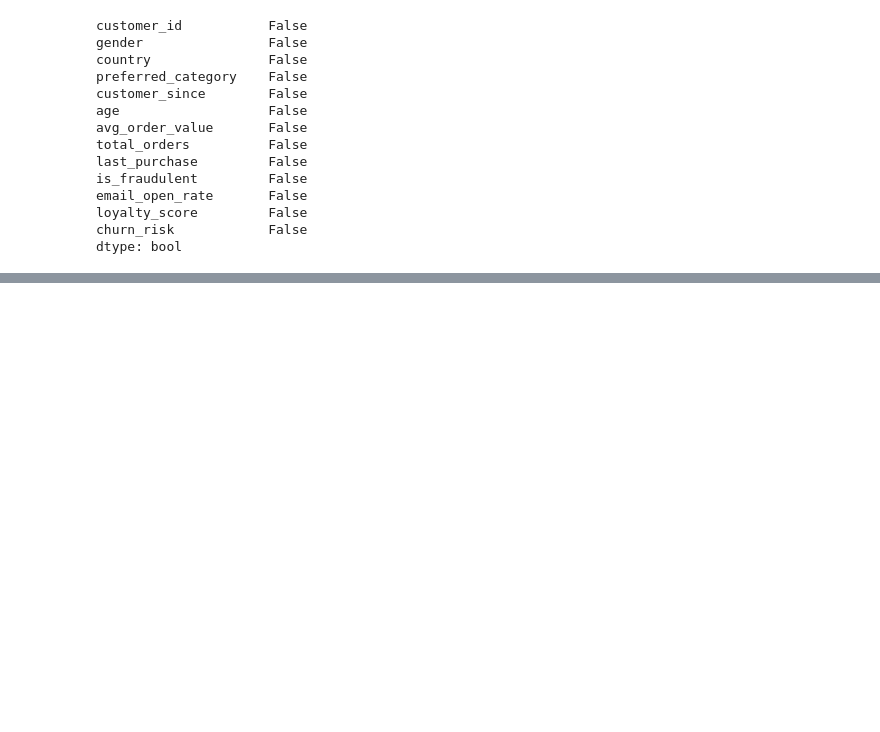
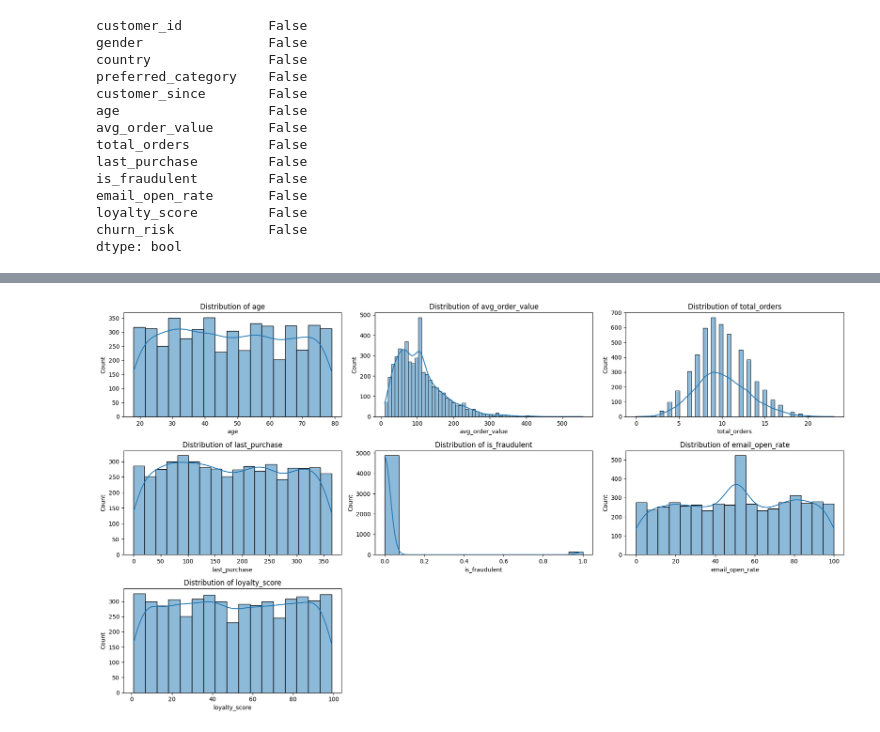
Before and after one commit to VIVEKCHANDAN73/CustomerChurnPrediction, a Jupyter notebook: notebooks/research.ipynb, the cells around one changed output, grey strips where cells are left out. Saved outputs shown, nothing was run; the diff lists cells and outputs as text; code cells hidden in the pictures; blank space fills up the shorter version.

```diff
--- a/notebooks/research.ipynb
+++ b/notebooks/research.ipynb
@@ -133,0 +126,7 @@ next(a)
+# %%
+df_clean['customer_since'] = pd.to_datetime(df_clean['customer_since'], format='ISO8601', errors='coerce')
+# %%
+from datetime import datetime
+
+df_clean['tenure_days'] = (datetime.now() - df_clean['customer_since']).dt.days
+df_clean.drop(columns=['customer_since'], inplace=True)
@@ -133,0 +157,2 @@ next(a)
+# %%
+df_clean = pd.get_dummies(df_clean, columns=['gender', 'country', 'preferred_category'], drop_first=True)
@@ -133,0 +169,21 @@ next(a)
+# %%
+numerical_cols = ["age", "avg_order_value", "total_orders", "last_purchase","is_fraudulent", "email_open_rate", "loyalty_score"]
+# %%
+import seaborn as sns
+import matplotlib.pyplot as plt
+
+# for col in numerical_cols:
+#     plt.figure(figsize=(6,4))
+#     sns.histplot(df_clean[col],kde=True)
+#     plt.title(f'Distribution of {col}')
+#     plt.show()
+
+plt.figure(figsize=(18,10))
+for i,col in enumerate(numerical_cols):
+    plt.subplot(3,3,i+1)
+    sns.histplot(df_clean[col],kde=True)
+    plt.title(f'Distribution of {col}')
+    plt.tight_layout()
+plt.show()
+# %% [output]
+[figure, added]
```
Also changed, not shown: parts of 6 cells of this notebook, 2 other files.
